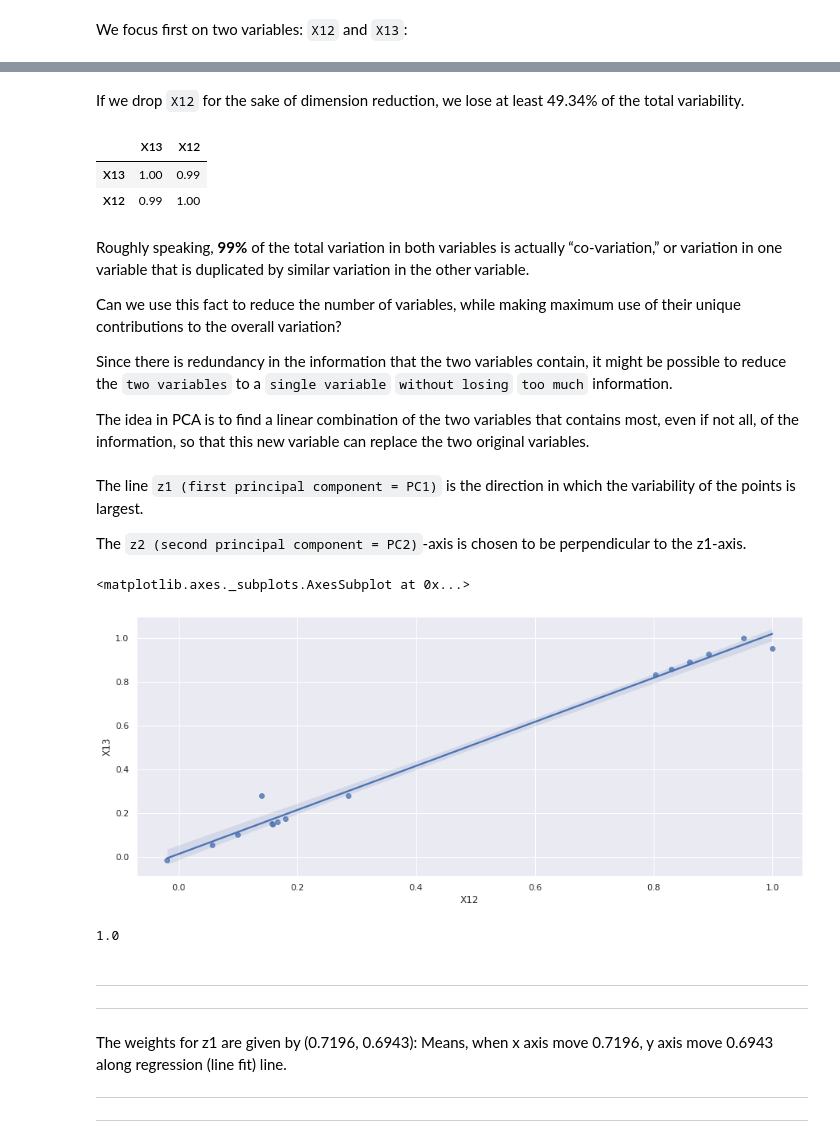
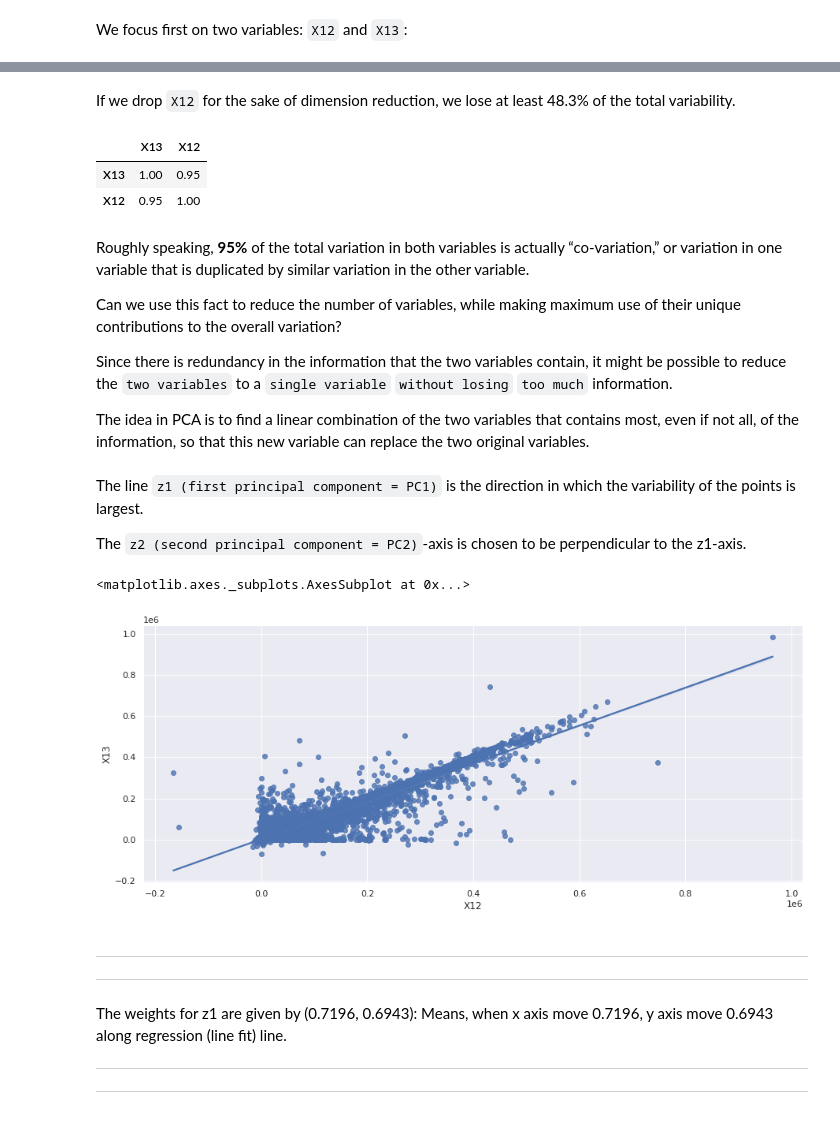
Before and after one commit to PosgradoMNA/actividades-del-projecto-team_59, a Jupyter notebook: Actividad_Sem_04_CD_PCA.ipynb, the cells around one changed output, grey strips where cells are left out. Cells and saved outputs as stored; diff of their text form; code cells hidden in the pictures.

```diff
--- a/Actividad_Sem_04_CD_PCA.ipynb
+++ b/Actividad_Sem_04_CD_PCA.ipynb
@@ -128,8 +104,9 @@ Y            1.0
 dtype: float64
 # %%
 # - - - - - - - - - - - - - - - -
-# Normalización sobre ndf
-ndf = ((ndf-ndf.min())/ndfRange).round(4)
+# Normalización sobre nfd para comparar con el ejercicio final
+# En el ejercicio final no se ejecuta
+#ndf = ((ndf-ndf.min())/ndfRange).round(4)
 ndf
 # %% [output]
 |  | X1 | X2 | X3 | X4 | X5 | X6 | X7 | X8 | X9 | X10 | ... | ... |
@@ -177,7 +154,7 @@ ndf.corr()
 24 rows × 24 columns
 # %%
 # Eliminamos las variables categóricas
-VarCat = ['X2', 'X3', 'X4', 'X6', 'X7', 'X8', 'X9', 'X10', 'X11']
+VarCat = ['X2', 'X3', 'X4', 'X6', 'X7', 'X8', 'X9', 'X10', 'X11', 'Y']
 ndf = ndf.drop(columns=VarCat)
 # %%
 # Obtenemos la correlación del data frame ndf sin las variables categóricas
@@ -435,13 +244,13 @@ Varience prop. of X13   : 50.66 %
 # %% [markdown]
-If we drop `X12` for the sake of dimension reduction, we  lose at least 49.34% of the total variability.
+If we drop `X12` for the sake of dimension reduction, we  lose at least 48.3% of the total variability.
 # %%
-ndfcs.corr().round(2)
+ndfs.corr().round(2)
 # %% [output]
 |  | X13 | X12 |
-| X13 | 1.00 | 0.99 |
-| X12 | 0.99 | 1.00 |
+| X13 | 1.00 | 0.95 |
+| X12 | 0.95 | 1.00 |
 # %% [markdown]
-Roughly speaking, **99%** of the total variation in both variables is actually “co-variation,” or variation in one variable that is duplicated by similar variation in the other variable.
+Roughly speaking, **95%** of the total variation in both variables is actually “co-variation,” or variation in one variable that is duplicated by similar variation in the other variable.
 
 Can we use this fact to reduce the number of variables, while making maximum use of their unique contributions to the overall variation?
 
@@ -455,18 +264,14 @@ The `z2 (second principal component = PC2)`-axis is chosen to be perpendicular t
 # %%
 import seaborn as sns
 # %%
-p = sns.regplot(data = ndfcs,
-                x = ndfcs['X12'],
-                y = ndfcs['X13']
+p = sns.regplot(data = ndf,
+                x = ndf['X12'],
+                y = ndf['X13']
                )
 p
 # %% [output]
 <matplotlib.axes._subplots.AxesSubplot at 0x...>
-[figure, old version]
+[figure, new version]
-# %%
-ndfcs.X13.max()
-# %% [output]
-1.0
 # %% [markdown]
 ---
 ---
```
Also changed, not shown: parts of 30 cells of this notebook.
